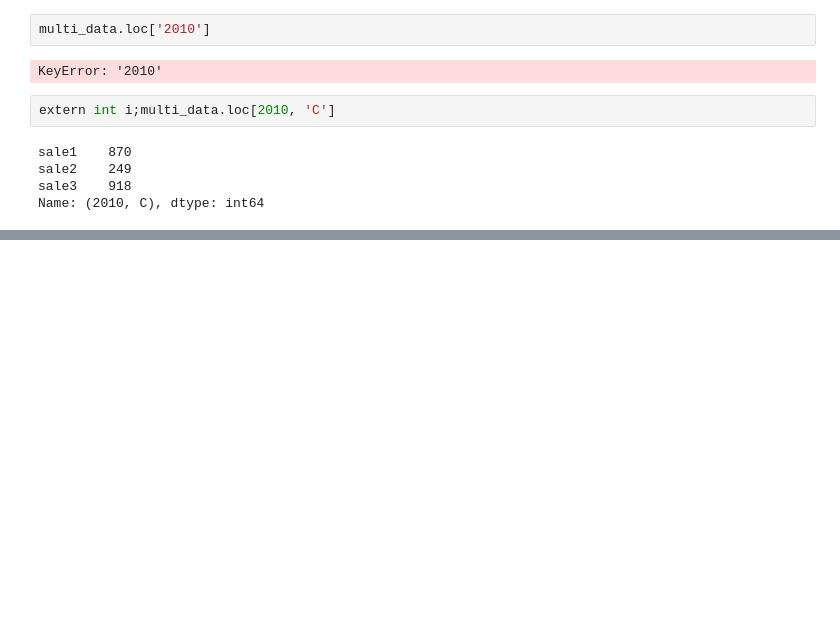
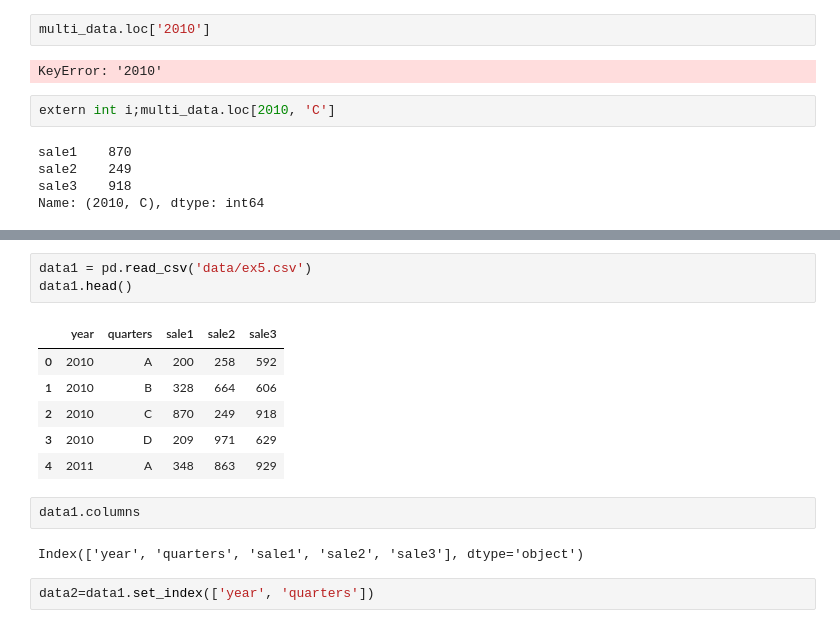
Before and after one commit to optimho/DataScience, a Jupyter notebook: scratch_pad.ipynb, the cells around one changed output, grey strips where cells are left out. Drawn from its saved outputs; the diff is of its cells as text; blank space fills up the shorter version.

```diff
--- a/scratch_pad.ipynb
+++ b/scratch_pad.ipynb
@@ -84,0 +163,16 @@ Name: (2010, C), dtype: int64
+# %%
+data1 = pd.read_csv('data/ex5.csv')
+data1.head()
+# %% [output]
+|  | year | quarters | sale1 | sale2 | sale3 |
+| 0 | 2010 | A | 200 | 258 | 592 |
+| 1 | 2010 | B | 328 | 664 | 606 |
+| 2 | 2010 | C | 870 | 249 | 918 |
+| 3 | 2010 | D | 209 | 971 | 629 |
+| 4 | 2011 | A | 348 | 863 | 929 |
+# %%
+data1.columns
+# %% [output]
+Index(['year', 'quarters', 'sale1', 'sale2', 'sale3'], dtype='object')
+# %%
+data2=data1.set_index(['year', 'quarters'])
```
Also changed, not shown: parts of 19 cells of this notebook, 19 other files.
